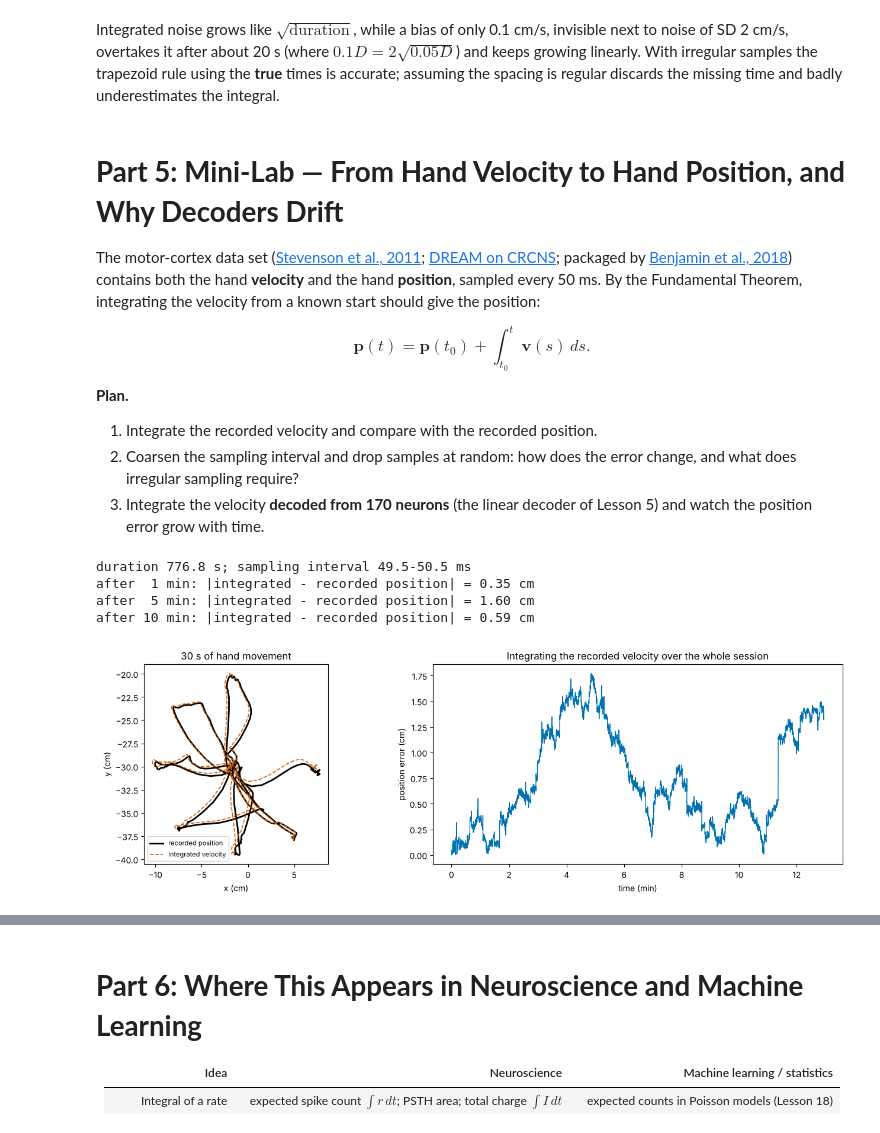
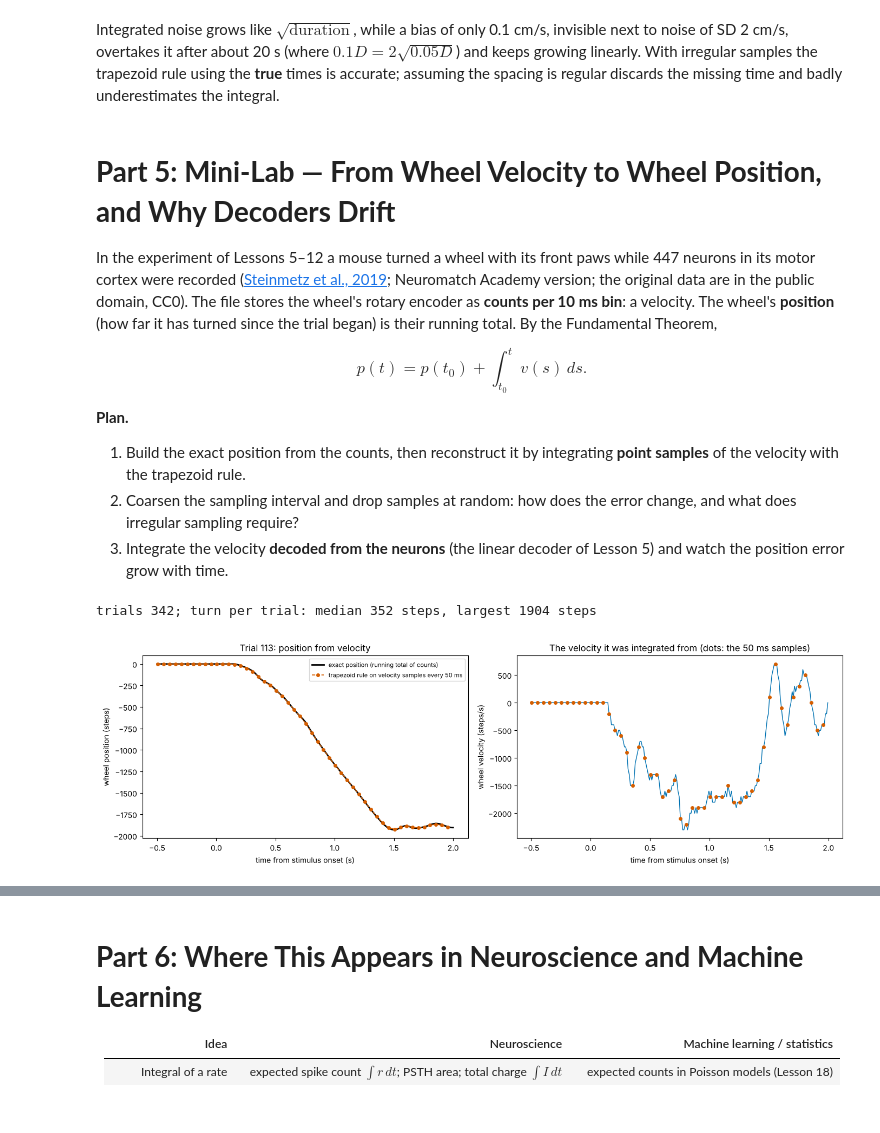
Before and after one commit to peter-adepoju/math-neuro-ml, a Jupyter notebook: week4/lesson13/Lesson13_Teaching_Notebook.ipynb, the cells around one changed output, grey strips where cells are left out. Saved outputs shown, nothing was run; the diff lists cells and outputs as text; code cells hidden in the pictures.

```diff
--- a/week4/lesson13/Lesson13_Teaching_Notebook.ipynb
+++ b/week4/lesson13/Lesson13_Teaching_Notebook.ipynb
@@ -405,51 +405,61 @@ exact 7.9932 spikes;  regular 5 ms trapezoid 7.9847;  irregular trapezoid with t
 # %% [markdown]
 Integrated noise grows like $\sqrt{\text{duration}}$, while a bias of only 0.1 cm/s, invisible next to noise of SD 2 cm/s, overtakes it after about 20 s (where $0.1D = 2\sqrt{0.05D}$) and keeps growing linearly. With irregular samples the trapezoid rule using the **true** times is accurate; assuming the spacing is regular discards the missing time and badly underestimates the integral.
 # %% [markdown]
-# **Part 5: Mini-Lab — From Hand Velocity to Hand Position, and Why Decoders Drift**
+# **Part 5: Mini-Lab — From Wheel Velocity to Wheel Position, and Why Decoders Drift**
 
-The motor-cortex data set ([Stevenson et al., 2011](https://doi.org/10.1152/jn.00626.2010); [DREAM on CRCNS](https://crcns.org/data-sets/movements/dream); packaged by [Benjamin et al., 2018](https://github.com/KordingLab/spykesML)) contains both the hand **velocity** and the hand **position**, sampled every 50 ms. By the Fundamental Theorem, integrating the velocity from a known start should give the position:
+In the experiment of Lessons 5–12 a mouse turned a wheel with its front paws while 447 neurons in its motor cortex were recorded ([Steinmetz et al., 2019](https://doi.org/10.1038/s41586-019-1787-x); Neuromatch Academy version; the original data are in the public domain, CC0). The file stores the wheel's rotary encoder as **counts per 10 ms bin**: a velocity. The wheel's **position** (how far it has turned since the trial began) is their running total. By the Fundamental Theorem,
 
-$$\mathbf{p}(t) = \mathbf{p}(t_0) + \int_{t_0}^{t}\mathbf{v}(s)\,ds .$$
+$$p(t) = p(t_0) + \int_{t_0}^{t} v(s)\,ds .$$
 
 **Plan.**
-1. Integrate the recorded velocity and compare with the recorded position.
+1. Build the exact position from the counts, then reconstruct it by integrating **point samples** of the velocity with the trapezoid rule.
 2. Coarsen the sampling interval and drop samples at random: how does the error change, and what does irregular sampling require?
-3. Integrate the velocity **decoded from 170 neurons** (the linear decoder of Lesson 5) and watch the position error grow with time.
+3. Integrate the velocity **decoded from the neurons** (the linear decoder of Lesson 5) and watch the position error grow with time.
 # %%
-import os, urllib.request
-from scipy.io import loadmat
 from scipy.ndimage import gaussian_filter1d
 
-M1_FILE = 'm1_stevenson_2011.mat'
-if not os.path.exists(M1_FILE):
-    urllib.request.urlretrieve('https://raw.githubusercontent.com/KordingLab/spykesML/ff2b1830ae07909e5f1a0811445ca3fd5732dc6f/data/' + M1_FILE, M1_FILE)
-m1 = loadmat(M1_FILE)
-time_s = m1['time'].ravel()                                         # (15536,) s
-pos = m1['handPos'][:2].T * 100                                      # (15536, 2) hand position, cm
-vel = m1['handVel'][:2].T * 100                                      # (15536, 2) hand velocity, cm/s
-dts = np.diff(time_s)
-print(f"duration {time_s[-1] - time_s[0]:.1f} s; sampling interval {dts.min() * 1000:.1f}-{dts.max() * 1000:.1f} ms")
+import os, urllib.request
 
-pos_int = pos[0] + cumulative_trapezoid(vel, time_s, axis=0, initial=0)   # (15536, 2) position from integrated velocity
-err_int = np.linalg.norm(pos_int - pos, axis=1)
-for minutes in [1, 5, 10]:
-    i = np.searchsorted(time_s - time_s[0], 60 * minutes)
-    print(f"after {minutes:2d} min: |integrated - recorded position| = {err_int[i]:.2f} cm")
+MOP_FILE = 'steinmetz_s10_hench_mop.npz'
+for candidate in [MOP_FILE, os.path.join('..', '..', 'data', MOP_FILE)]:   # a local copy, or the repository's data folder
+    if os.path.exists(candidate):
+        mop_path = candidate
+        break
+else:
+    urllib.request.urlretrieve('https://raw.githubusercontent.com/peter-adepoju/math-neuro-ml/51d88220064023b5d3240c39e19b07acc7896f44/data/' + MOP_FILE, MOP_FILE)
+    mop_path = MOP_FILE
+mop = np.load(mop_path)
+BIN = 0.05                                                              # we use 50 ms bins (5 of the file's 10 ms bins)
+n_trials, n_neurons, _ = mop['spikes'].shape
+rates_3d = mop['spikes'].reshape(n_trials, n_neurons, 50, 5).sum(axis=3) / BIN   # (342, 447, 50): (trial, neuron, 50 ms bin), spikes/s
+wheel_2d = mop['wheel'].reshape(n_trials, 50, 5).sum(axis=2) / BIN                # (342, 50): (trial, 50 ms bin), wheel velocity, encoder steps/s
 
-w0, W = 4000, 600                                                    # a 30 s stretch for plotting
+counts10 = mop['wheel'].astype(float)                               # (342, 250): encoder steps in each 10 ms bin
+vel10 = counts10 / 0.01                                             # (342, 250): wheel velocity, steps/s, sampled every 10 ms
+t10 = np.arange(251) * 0.01                                         # bin edges within a trial, s (0 = trial start)
+pos10 = np.concatenate([np.zeros((n_trials, 1)), np.cumsum(counts10, axis=1)], axis=1)   # (342, 251): exact position at each edge, steps
+print(f"trials {n_trials}; turn per trial: median {np.median(np.abs(pos10[:, -1])):.0f} steps, largest {np.abs(pos10[:, -1]).max():.0f} steps")
+
+def integrate_samples(v_samp, t_samp, rule='trap'):
+    # Running integral of point samples v_samp taken at times t_samp, starting at 0.
+    if rule == 'trap':
+        return cumulative_trapezoid(v_samp, t_samp, initial=0)
+    return np.r_[0, np.cumsum(v_samp[:-1] * np.diff(t_samp))]          # left Riemann sum
+
+ex = int(np.argmax(np.abs(pos10[:, -1])))                           # the trial with the largest turn
+t_mid = 0.005 + np.arange(250) * 0.01                               # each 10 ms rate taken as a point sample at the bin centre
+idx50 = np.arange(0, 250, 5)                                         # one point sample every 50 ms
+p50 = integrate_samples(vel10[ex, idx50], t_mid[idx50])
 fig, axes = plt.subplots(1, 2, figsize=(14, 4.4))
-seg = slice(w0, w0 + W)
-pi_seg = pos[w0] + cumulative_trapezoid(vel[seg], time_s[seg], axis=0, initial=0)
-axes[0].plot(pos[seg, 0], pos[seg, 1], color='black', lw=2, label='recorded position')
-axes[0].plot(pi_seg[:, 0], pi_seg[:, 1], color=PALETTE[1], lw=1.2, ls='--', label='integrated velocity')
-axes[0].set_aspect('equal'); axes[0].set_xlabel('x (cm)'); axes[0].set_ylabel('y (cm)'); axes[0].set_title('30 s of hand movement'); axes[0].legend(fontsize=8)
-axes[1].plot((time_s - time_s[0]) / 60, err_int, color=PALETTE[0], lw=1)
-axes[1].set_xlabel('time (min)'); axes[1].set_ylabel('position error (cm)'); axes[1].set_title('Integrating the recorded velocity over the whole session')
+axes[0].plot(t10 - 0.5, pos10[ex], color='black', lw=2, label='exact position (running total of counts)')
+axes[0].plot(t_mid[idx50] - 0.5, p50 + np.interp(t_mid[idx50[0]], t10, pos10[ex]), 'o--', color=PALETTE[1], ms=4, lw=1.2,
+             label='trapezoid rule on velocity samples every 50 ms')
+axes[0].set_xlabel('time from stimulus onset (s)'); axes[0].set_ylabel('wheel position (steps)'); axes[0].set_title(f'Trial {ex}: position from velocity'); axes[0].legend(fontsize=8)
+axes[1].plot(t_mid - 0.5, vel10[ex], color=PALETTE[0], lw=1)
+axes[1].plot(t_mid[idx50] - 0.5, vel10[ex, idx50], 'o', color=PALETTE[1], ms=4)
+axes[1].set_xlabel('time from stimulus onset (s)'); axes[1].set_ylabel('wheel velocity (steps/s)'); axes[1].set_title('The velocity it was integrated from (dots: the 50 ms samples)')
 plt.tight_layout(); plt.show()
 # %% [output]
-duration 776.8 s; sampling interval 49.5-50.5 ms
-after  1 min: |integrated - recorded position| = 0.35 cm
-after  5 min: |integrated - recorded position| = 1.60 cm
-after 10 min: |integrated - recorded position| = 0.59 cm
+trials 342; turn per trial: median 352 steps, largest 1904 steps
-[figure, old version]
+[figure, new version]
 # %% [markdown]
```
Also changed, not shown: parts of 6 cells of this notebook, 1 other file.
